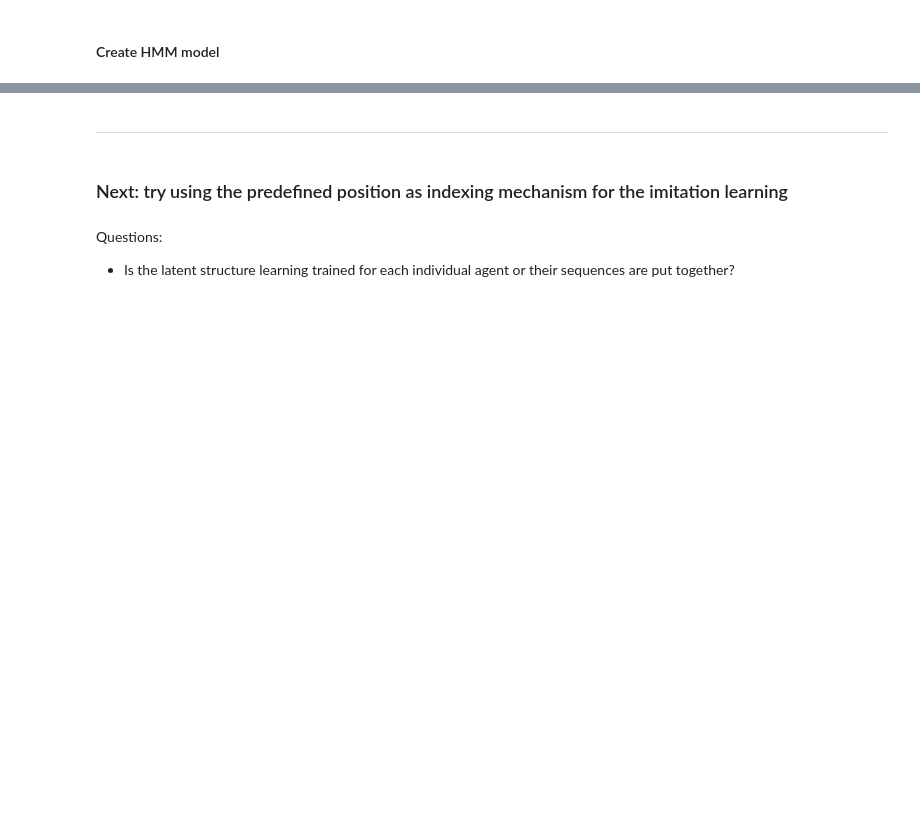
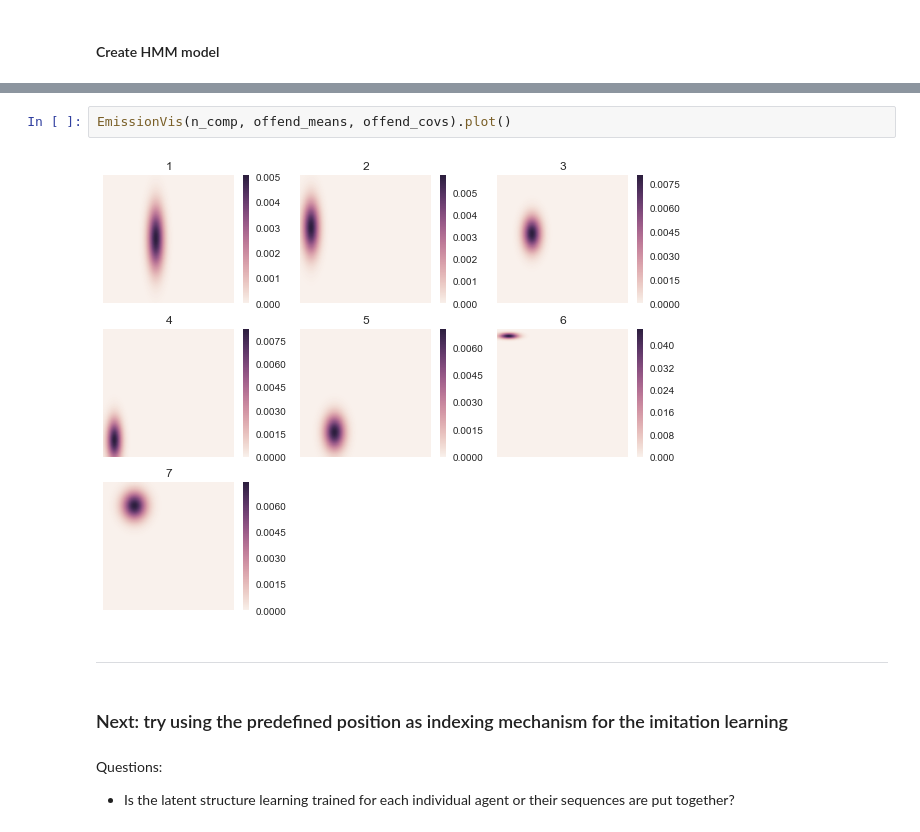
Before and after one commit to samshipengs/Coordinated-Multi-Agent-Imitation-Learning, a Jupyter notebook: code/RoleAlignment.ipynb, the cells around one changed output, grey strips where cells are left out. Cells and saved outputs as stored; diff of their text form; blank space fills up the shorter version.

```diff
--- a/code/RoleAlignment.ipynb
+++ b/code/RoleAlignment.ipynb
@@ -354,3 +255,7 @@ for i in range(nrows):
+# %%
+EmissionVis(n_comp, offend_means, offend_covs).plot()
+# %% [output]
+[figure, added]
 # %% [markdown]
 ---
 # %% [markdown]
```
Also changed, not shown: parts of 55 cells of this notebook, 9 other files.
